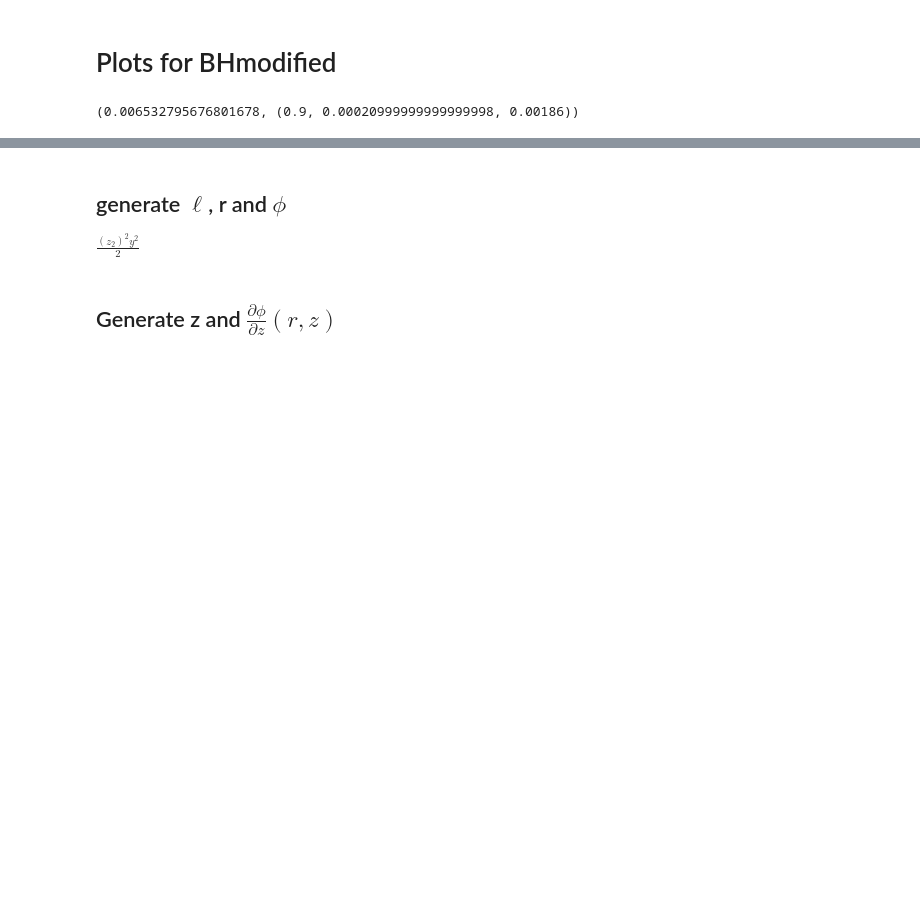
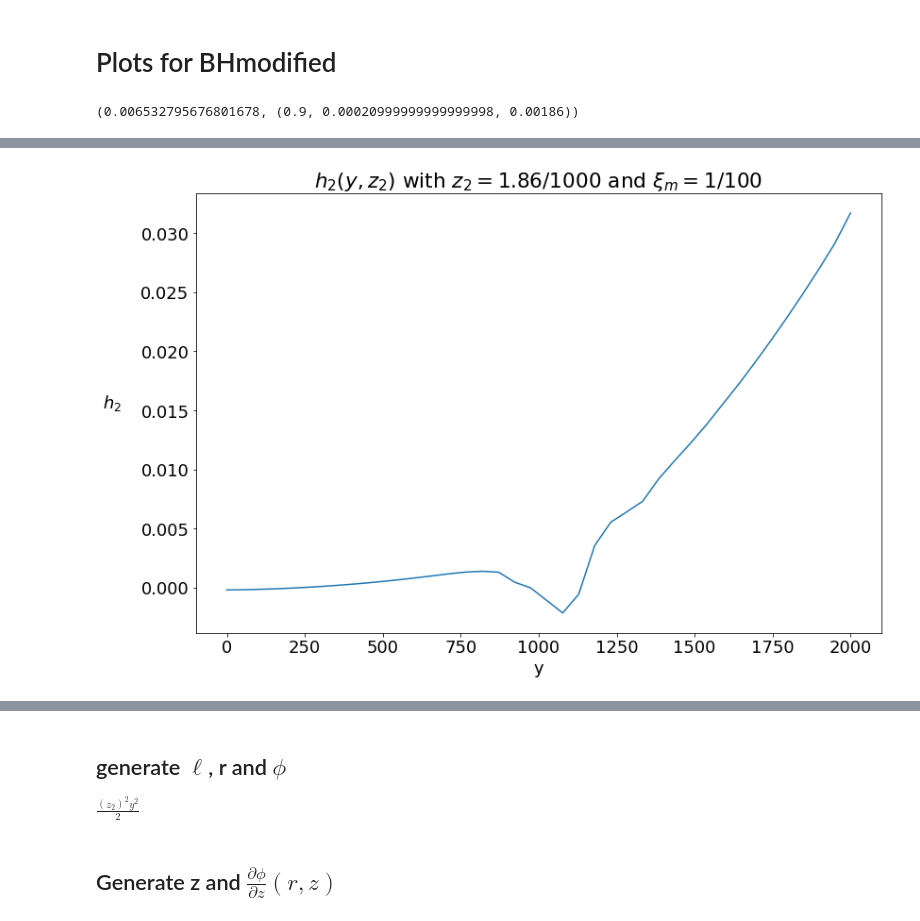
Before and after one commit to lphansen/ClimateUncertaintySpillover, a Jupyter notebook: source/solution_plots.ipynb, the cells around one changed output, grey strips where cells are left out. Cells and saved outputs as stored; diff of their text form; code cells hidden in the pictures; blank space fills up the shorter version.

```diff
--- a/source/solution_plots.ipynb
+++ b/source/solution_plots.ipynb
@@ -150,0 +117,8 @@ y[36]
+# %%
+plt.plot(solu_yy['yGrid'], solu_yy['h2'][50])
+plt.xlabel('y')
+plt.ylabel('$h_2$', rotation=0, labelpad=30)
+plt.title(r'$h_2(y, z_2)$ with $z_2 = 1.86/1000$ and $\xi_m=1/100$')
+plt.savefig("h_y.png")
+# %% [output]
+[figure, added]
```
Also changed, not shown: parts of 43 cells of this notebook, 19 other files.
